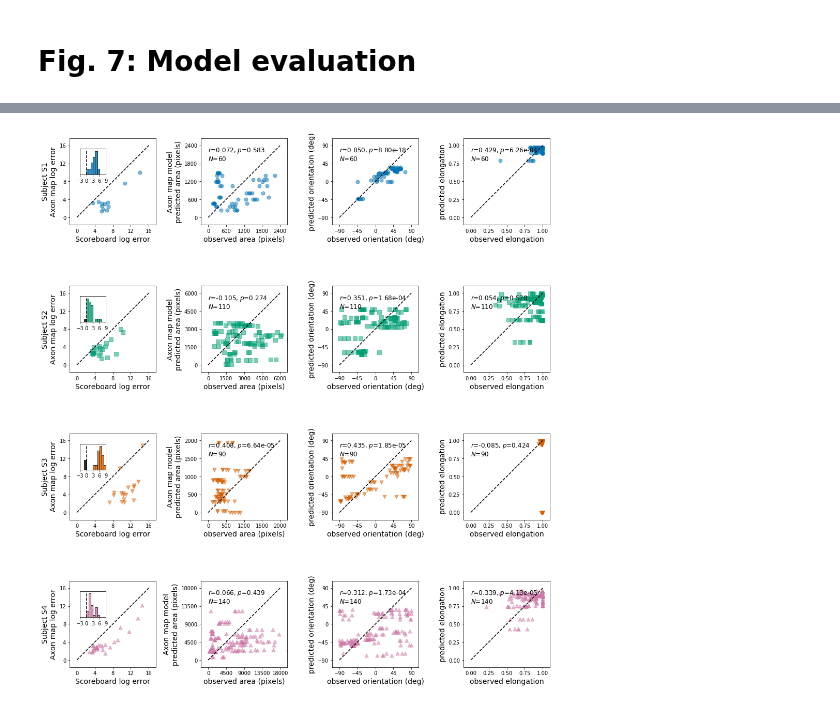
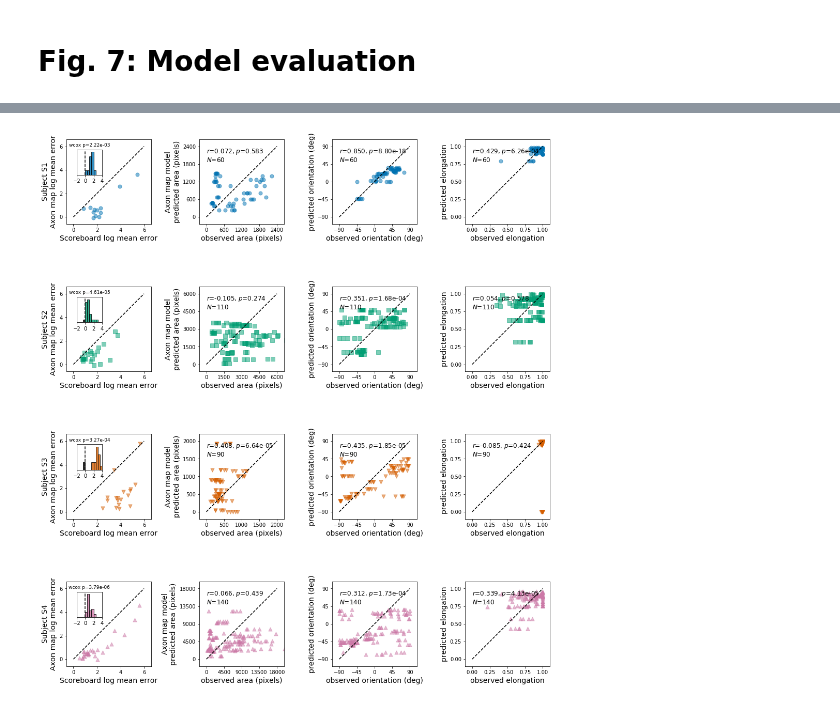
Before and after one commit to VisCog/ArgusShapes, a Jupyter notebook: figures/fig7-model-scatter.ipynb, the cells around one changed output, grey strips where cells are left out. Drawn from its saved outputs; the diff is of its cells as text; code cells hidden in the pictures.

Commit message:
fix log prediction error in Fig. 7

```diff
--- a/figures/fig7-model-scatter.ipynb
+++ b/figures/fig7-model-scatter.ipynb
@@ -50,14 +52,15 @@ ytyp = pd.concat((pd.concat(y_true),
 subjects = ytyp.subject.unique().tolist()
 markers = ['o', 's', 'v', '^']
 colors = ['#0072B2', '#009E73', '#D55E00', '#CC79A7']
-all_ticks = (([0, 16], [0, 2400], [-90, 90], [0, 1]),
-             ([0, 16], [0, 6000], [-90, 90], [0, 1]),
-             ([0, 16], [0, 2000], [-90, 90], [0, 1]),
-             ([0, 16], [0, 18000], [-90, 90], [0, 1]))
+all_ticks = (([0, 6], [0, 2400], [-90, 90], [0, 1]),
+             ([0, 6], [0, 6000], [-90, 90], [0, 1]),
+             ([0, 6], [0, 2000], [-90, 90], [0, 1]),
+             ([0, 6], [0, 18000], [-90, 90], [0, 1]))
 labels = ['n/a', 'area (pixels)', 'orientation (deg)', 'elongation']
 # %%
 plotcols = ['AvsC', 'area', 'orientation', 'eccentricity']
 fs = 14
+hist_range = (-2, 4)
 fig, axes = plt.subplots(ncols=len(plotcols), nrows=len(subjects),
                          figsize=(14, 4 * len(subjects)))
 for (subject, data), marker, color, ticks, axrow in zip(ytyp.groupby('subject'), markers, colors, all_ticks, axes):
@@ -67,46 +70,53 @@ for (subject, data), marker, color, ticks, axrow in zip(ytyp.groupby('subject'),
             # First column: show Model A vs Model C scatter plot
             xvals = []
             yvals = []
+            n_folds = len(data.idx_fold.unique())
             for (_, rows) in data.groupby('idx_fold'):
                 rows_a = rows[rows.modelname == 'A']
                 rows_c = rows[rows.modelname == 'C']
-                xvals.append(shape_loss.calc_shape_loss(rows_a, rows_a, suffix='_p'))
-                yvals.append(shape_loss.calc_shape_loss(rows_c, rows_c, suffix='_p'))
-            ax.scatter(np.log(xvals), np.log(yvals), marker=marker, s=50, c=color, alpha=0.5)
-            ax.set_xlabel('Scoreboard log error', fontsize=fs)
-            ax.set_ylabel('Subject %s\nAxon map log error' % subject, fontsize=fs)
+                xvals.append(shape_loss.calc_shape_loss(rows_a, rows_a, suffix='_p') / len(rows_a))
+                yvals.append(shape_loss.calc_shape_loss(rows_c, rows_c, suffix='_p') / len(rows_c))
+            xvals = np.log10(np.nan_to_num(xvals))
+            yvals = np.log10(np.nan_to_num(yvals))
+            ax.scatter(xvals, yvals, marker=marker, s=50, c=color, alpha=0.5)
+            ax.set_xlabel('Scoreboard log mean error', fontsize=fs)
+            ax.set_ylabel('Subject %s\nAxon map log mean error' % subject, fontsize=fs)
+            ax.set_xticks(np.linspace(*tick, num=4))
+            ax.set_yticks(np.linspace(*tick, num=4))
 
             axins = inset_axes(ax, width="30%", height="30%", loc=2, borderpad=2)
-            n, bins, patches = axins.hist(np.log(xvals) - np.log(yvals),
-                                          bins=12, range=(-3, 9),
+            n, bins, patches = axins.hist(xvals - yvals,
+                                          bins=12, range=hist_range,
                                           color=color, alpha=0.8)
-            [patches[i].set_facecolor('k') for i in range(3)]
+            [patches[i].set_facecolor('k') for i in range(4)]
             [p.set_edgecolor('k') for p in patches]
             a = axins.axis()
             axins.plot([0, 0], [0, a[3]], 'k--')
             axins.set_yticks([])
-            axins.set_xticks(np.linspace(-3, 9, num=5))
-            axins.set_xlim(-3, 9)
+            axins.set_xticks(np.int32(np.linspace(*hist_range, num=4)))
+            axins.set_xlim(*hist_range)
+            w = spst.wilcoxon(xvals, yvals)
+            axins.set_title('wcox p=%.2e' % w.pvalue, fontsize=9)
         else:
             rows = data[data.modelname == 'C']
             ax.scatter(rows[col], rows[col + '_p'], marker=marker, s=50, c=color, alpha=0.5)
             ax.set_xlabel('observed %s' % label, fontsize=fs)
             ax.set_ylabel('predicted %s' % label, fontsize=fs)
             slope, intercept, rval, pval, _ = spst.linregress(rows[col], rows[col + '_p'])
             if pval >= 0.001:
                 ax.text(tick[0], tick[1], "$r$=%.3f, $p$=%.3f\n$N$=%d" % (rval, pval, len(rows)),
                         va='top', ha='left', fontsize=fs - 2)
             else:
                 ax.text(tick[0], tick[1], "$r$=%.3f, $p$=%.2e\n$N$=%d" % (rval, pval, len(rows)),
                         va='top', ha='left', fontsize=fs - 2)
+            ax.set_xticks(np.linspace(*tick, num=5))
+            ax.set_yticks(np.linspace(*tick, num=5))
         ax.plot([tick[0], tick[1]], [tick[0], tick[1]], 'k--')
         ax.axis('square')
-        ax.set_xticks(np.linspace(*tick, num=5))
-        ax.set_yticks(np.linspace(*tick, num=5))
         ax.set_xlim(*lim)
         ax.set_ylim(*lim)
     axrow[1].set_ylabel('Axon map model\npredicted %s' % labels[1], fontsize=fs)
 fig.tight_layout();
-fig.savefig('fig7-scatter.eps')
+fig.savefig('fig7-scatter.svg')
 # %% [output]
-[figure, old version]
+[figure, new version]
```
Also changed, not shown: parts of 1 cell of this notebook.
